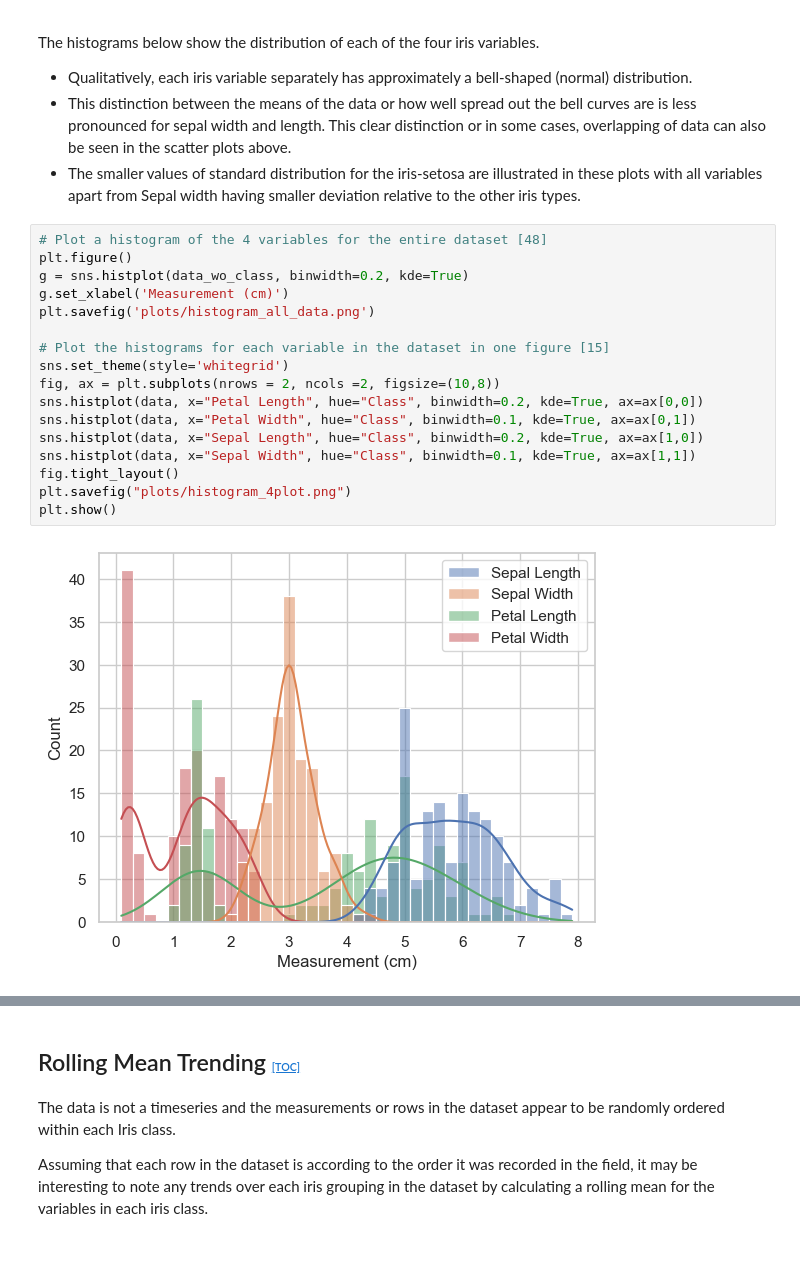
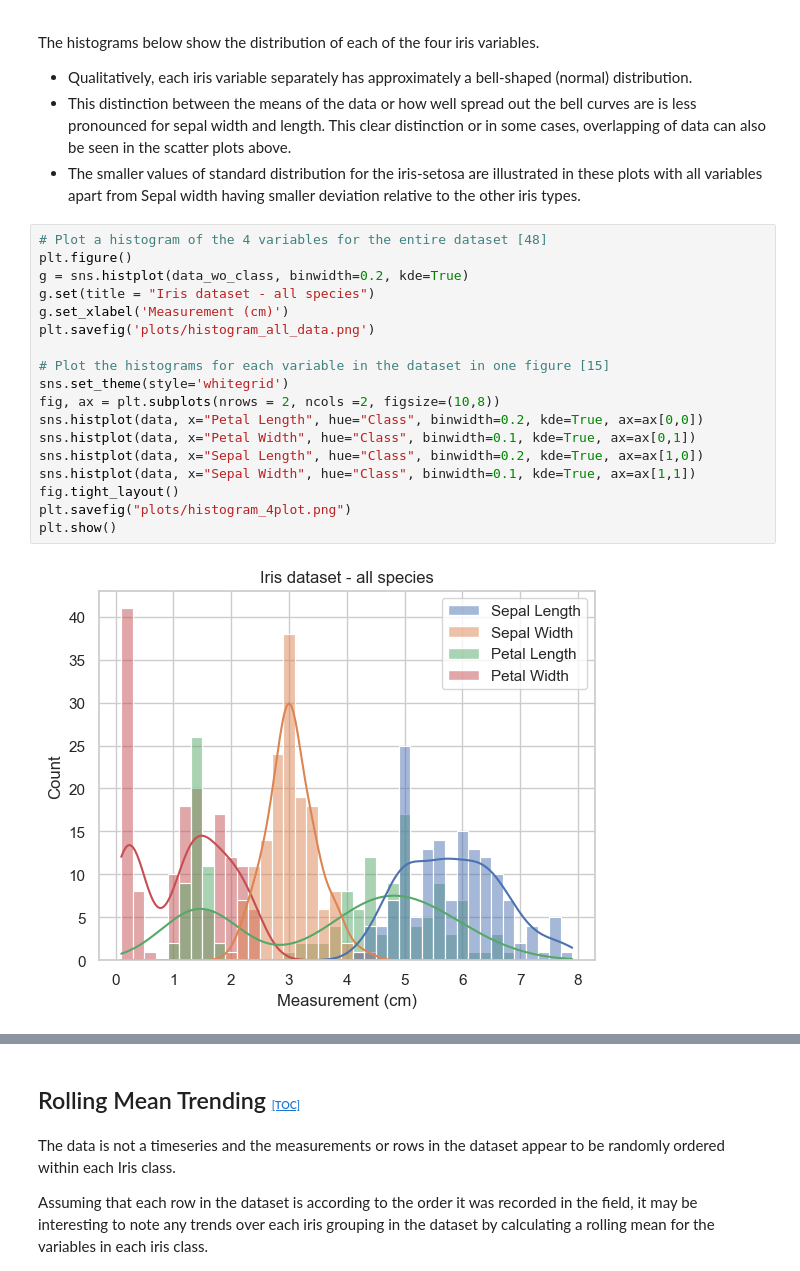
Before and after one commit to Eilis9/pands-project, a Jupyter notebook: analysis.ipynb, the cells around one changed output, grey strips where cells are left out. Cells and saved outputs as stored; diff of their text form; blank space fills up the shorter version.

```diff
--- a/analysis.ipynb
+++ b/analysis.ipynb
@@ -337,22 +337,23 @@ The histograms below show the distribution of each of the four iris variables.
 # %%
 # Plot a histogram of the 4 variables for the entire dataset [48]
 plt.figure()
 g = sns.histplot(data_wo_class, binwidth=0.2, kde=True)
+g.set(title = "Iris dataset - all species")
 g.set_xlabel('Measurement (cm)')
 plt.savefig('plots/histogram_all_data.png')
 
 # Plot the histograms for each variable in the dataset in one figure [15]
 sns.set_theme(style='whitegrid')
 fig, ax = plt.subplots(nrows = 2, ncols =2, figsize=(10,8))
 sns.histplot(data, x="Petal Length", hue="Class", binwidth=0.2, kde=True, ax=ax[0,0])
 sns.histplot(data, x="Petal Width", hue="Class", binwidth=0.1, kde=True, ax=ax[0,1])
 sns.histplot(data, x="Sepal Length", hue="Class", binwidth=0.2, kde=True, ax=ax[1,0])
 sns.histplot(data, x="Sepal Width", hue="Class", binwidth=0.1, kde=True, ax=ax[1,1])
 fig.tight_layout()
 plt.savefig("plots/histogram_4plot.png")
 plt.show()
 # %% [output]
-[figure, old version]
+[figure, new version]
 [figure]
 # %% [markdown]
 ## Rolling Mean Trending <a id="Rolling_Mean"></a> <span style="font-size: 8pt;"> [[TOC]](#toc)</span>
```
Also changed, not shown: parts of 4 cells of this notebook, 17 other files.
